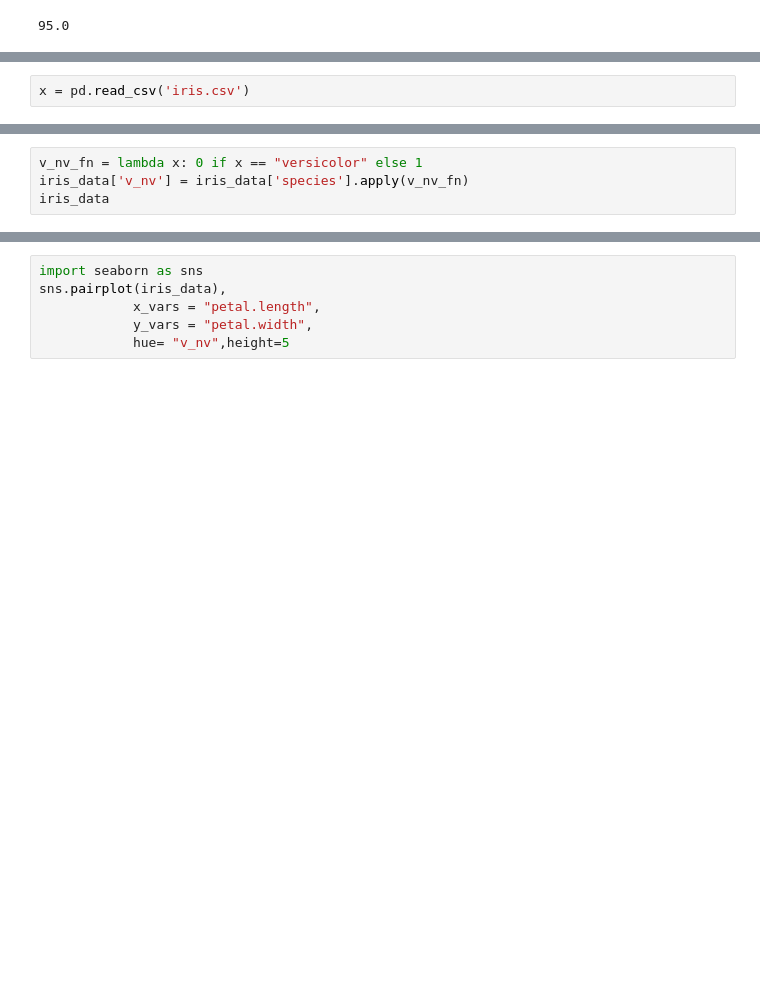
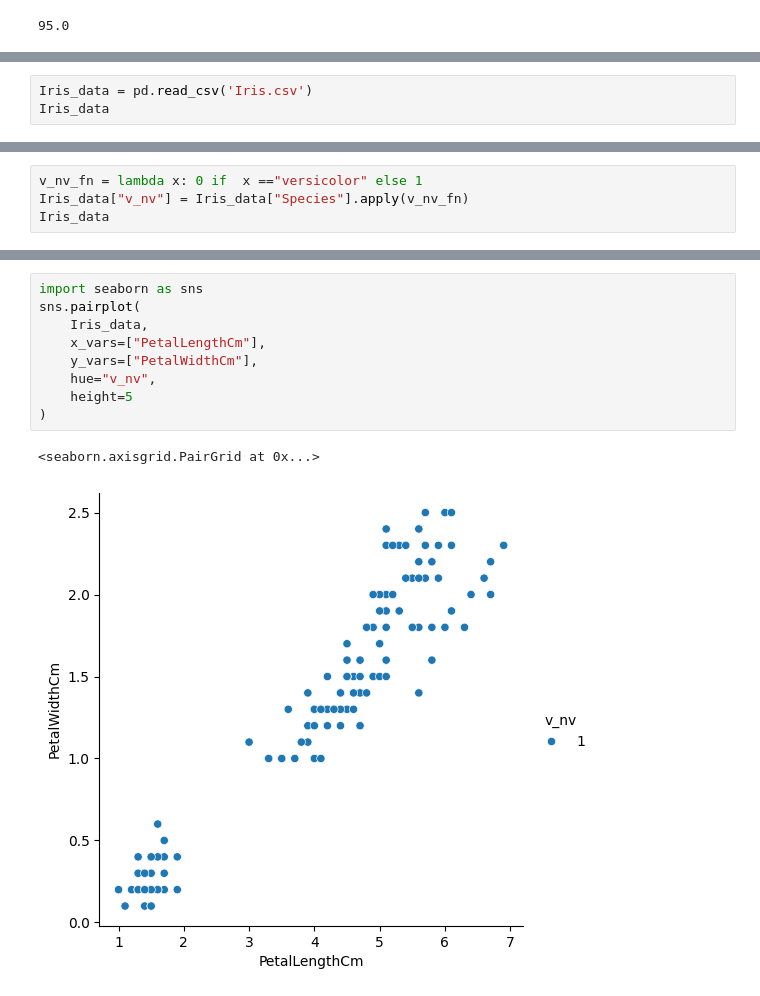
Before and after one commit to raghu24k/ML-Practical, a Jupyter notebook: Submission3.ipynb, the cells around one changed output, grey strips where cells are left out. Drawn from its saved outputs; the diff is of its cells as text; blank space fills up the shorter version.

```diff
--- a/Submission3.ipynb
+++ b/Submission3.ipynb
@@ -186,2 +189,3 @@ import numpy as np
 # %%
-x = pd.read_csv('iris.csv')
+Iris_data = pd.read_csv('Iris.csv')
+Iris_data
@@ -188,5 +210,5 @@ x = pd.read_csv('iris.csv')
 # %%
-v_nv_fn = lambda x: 0 if x == "versicolor" else 1
-iris_data['v_nv'] = iris_data['species'].apply(v_nv_fn)
-iris_data
+v_nv_fn = lambda x: 0 if  x =="versicolor" else 1
+Iris_data["v_nv"] = Iris_data["Species"].apply(v_nv_fn)
+Iris_data
 # %% [output]
@@ -194,6 +228,12 @@ NameError: name 'iris_data' is not defined
-# %%
-import seaborn as sns
-sns.pairplot(iris_data),
-            x_vars = "petal.length",
-            y_vars = "petal.width",
-            hue= "v_nv",height=5
+# %%
+import seaborn as sns
+sns.pairplot(
+    Iris_data,
+    x_vars=["PetalLengthCm"],
+    y_vars=["PetalWidthCm"],
+    hue="v_nv",
+    height=5
+)
+# %% [output]
+<seaborn.axisgrid.PairGrid at 0x...>
+[figure, added]
```
Also changed, not shown: parts of 10 cells of this notebook.
